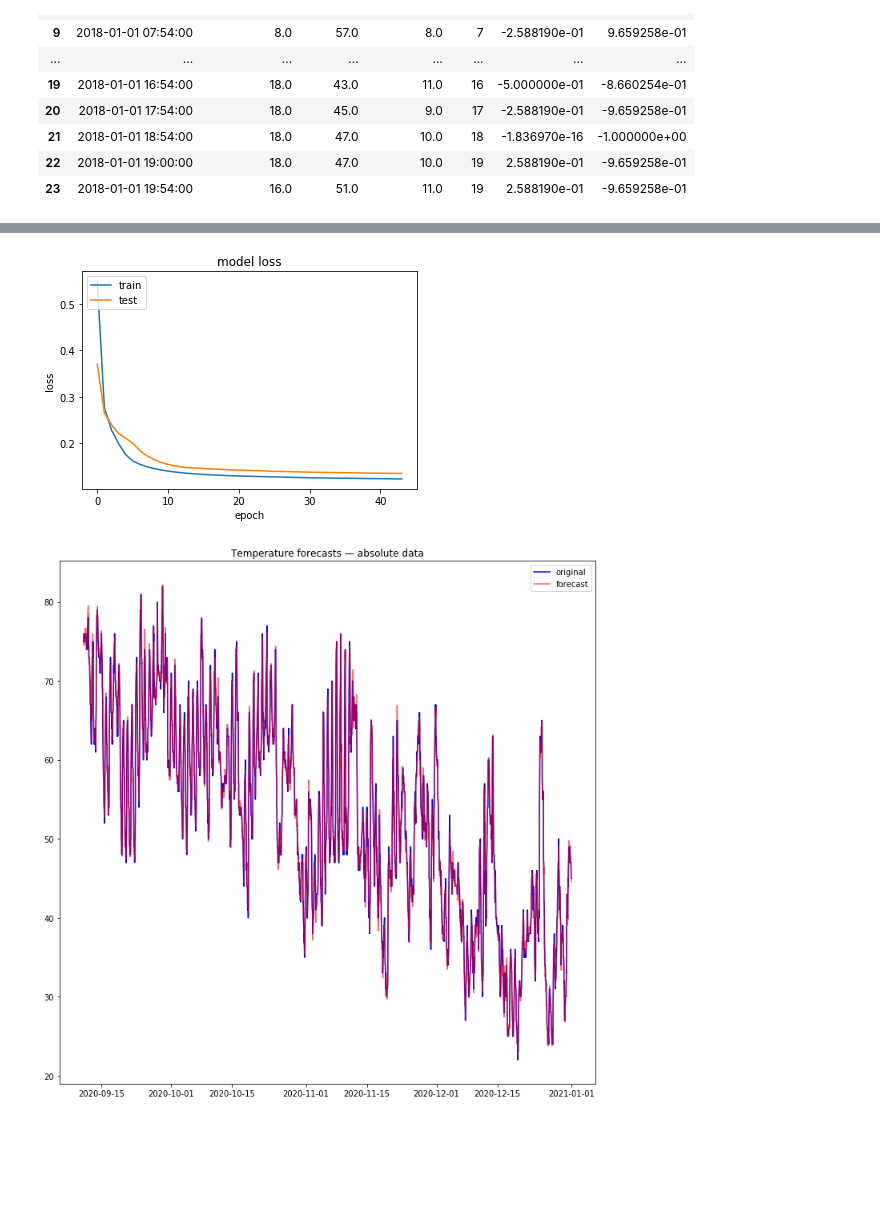
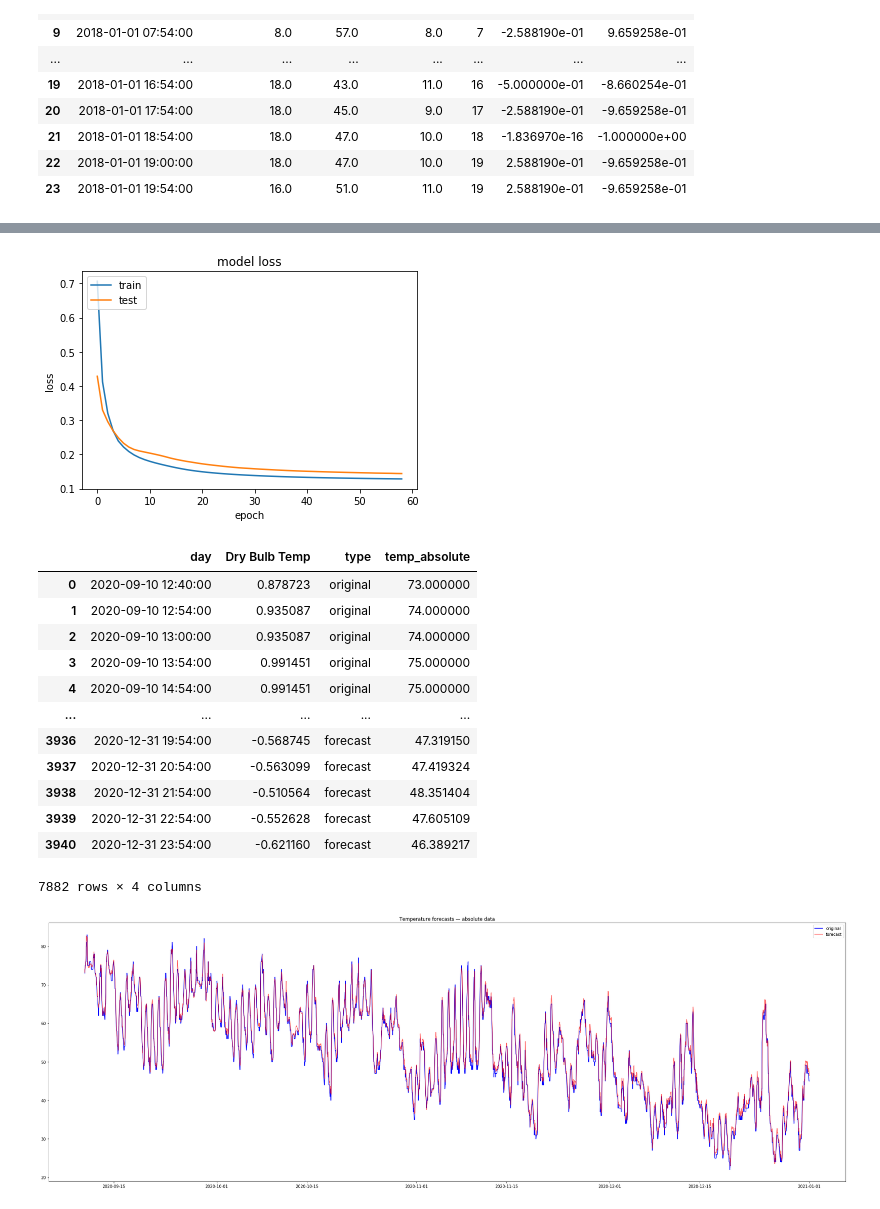
Before and after one commit to Capstone-Projects-2021-Fall/project-teams-better-weather, a Jupyter notebook: prediction/WeatherLSTM.ipynb, the cells around one changed output, grey strips where cells are left out. Cells and saved outputs as stored; diff of their text form; code cells hidden in the pictures; blank space fills up the shorter version.

```diff
--- a/prediction/WeatherLSTM.ipynb
+++ b/prediction/WeatherLSTM.ipynb
@@ -144,7 +124,7 @@ def createXY(ts: np.array, lag=1, n_ahead=1, target_index=0) -> tuple:
     return X, Y
 # %%
 #number of previos hours to use in forcast
-lag = 256
+lag = 24
 
 #steps
 n_ahead = 12
@@ -153,15 +133,15 @@ n_ahead = 12
 test_share = 0.1
 
 #training epochs
-epochs = 100
+epochs = 200
 
 #batch size
-batch = 64
+batch = 52
 #learning rate
-lr = 0.001
+lr = 0.0001
 
 #nuerones used for LSTM layer
-n_layer = 10
+n_layer = 30
 
 #features being used
 features = ['Dry Bulb Temp', 'cosDay', 'sinDay', 'month_sin', 'month_cos', 'Wind Speed', 'Humidity']
@@ -311,7 +295,7 @@ plt.xlabel('epoch')
 plt.legend(['train', 'test'], loc='upper left')
 plt.show()
 # %% [output]
-[figure, old version]
+[figure, new version]
 # %%
 # Comparing the forecasts with the actual values
 yhat = [x[0] for x in model.predict(Xval)]
@@ -329,12 +313,28 @@ pivoted = frame.pivot_table(index='day', columns='type')
 pivoted.columns = ['_'.join(x).strip() for x in pivoted.columns.values]
 pivoted['res'] = pivoted['temp_absolute_original'] - pivoted['temp_absolute_forecast']
 pivoted['res_abs'] = [abs(x) for x in pivoted['res']]
+# %%
+frame
+# %% [output]
+|  | day | Dry Bulb Temp | type | temp_absolute |
+| 0 | 2020-09-10 12:40:00 | 0.878723 | original | 73.000000 |
+| 1 | 2020-09-10 12:54:00 | 0.935087 | original | 74.000000 |
+| 2 | 2020-09-10 13:00:00 | 0.935087 | original | 74.000000 |
+| 3 | 2020-09-10 13:54:00 | 0.991451 | original | 75.000000 |
+| 4 | 2020-09-10 14:54:00 | 0.991451 | original | 75.000000 |
+| ... | ... | ... | ... | ... |
+| 3936 | 2020-12-31 19:54:00 | -0.568745 | forecast | 47.319150 |
+| 3937 | 2020-12-31 20:54:00 | -0.563099 | forecast | 47.419324 |
+| 3938 | 2020-12-31 21:54:00 | -0.510564 | forecast | 48.351404 |
+| 3939 | 2020-12-31 22:54:00 | -0.552628 | forecast | 47.605109 |
+| 3940 | 2020-12-31 23:54:00 | -0.621160 | forecast | 46.389217 |
+7882 rows × 4 columns
 # %%
-plt.figure(figsize=(12, 12))
+plt.figure(figsize=(36, 12))
 plt.plot(pivoted.index, pivoted.temp_absolute_original, color='blue', label='original')
 plt.plot(pivoted.index, pivoted.temp_absolute_forecast, color='red', label='forecast', alpha=0.6)
 plt.title('Temperature forecasts — absolute data')
 plt.legend()
 plt.show()
 # %% [output]
-[figure, old version]
+[figure, new version]
```
Also changed, not shown: parts of 30 cells of this notebook, 9 other files.
